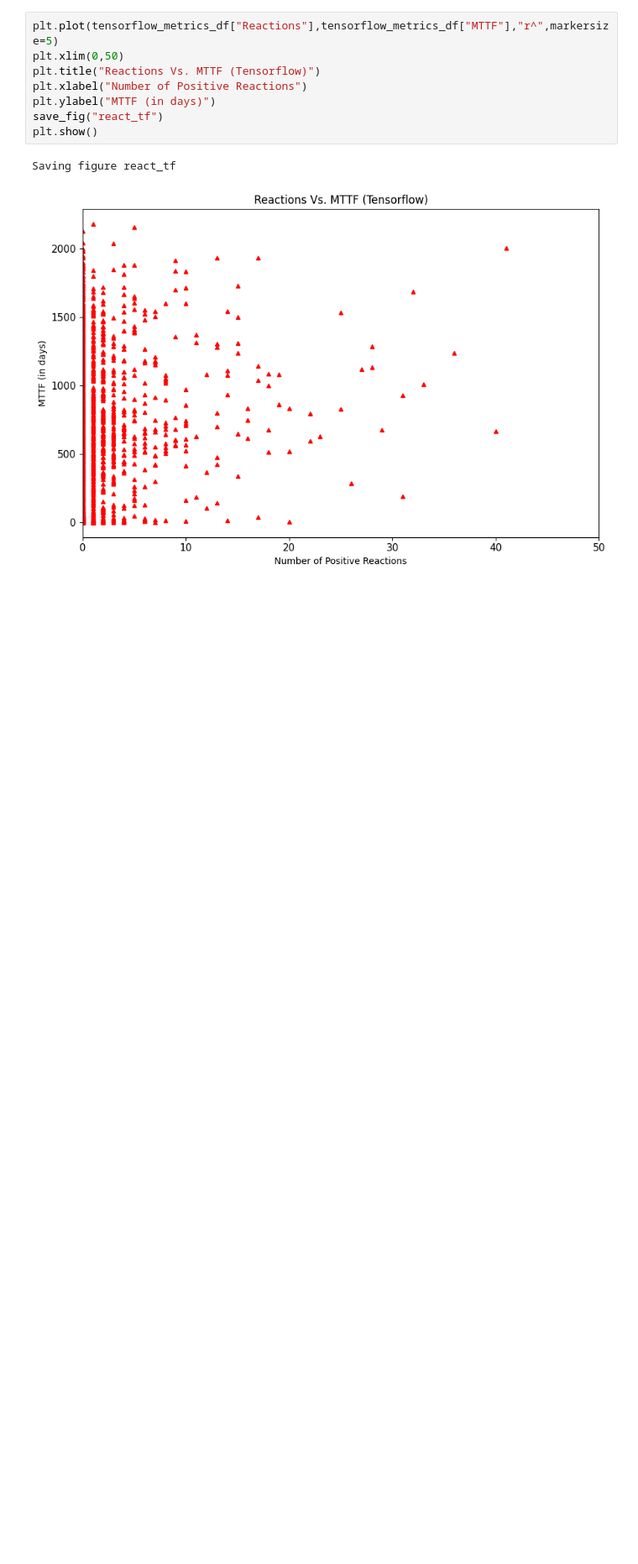
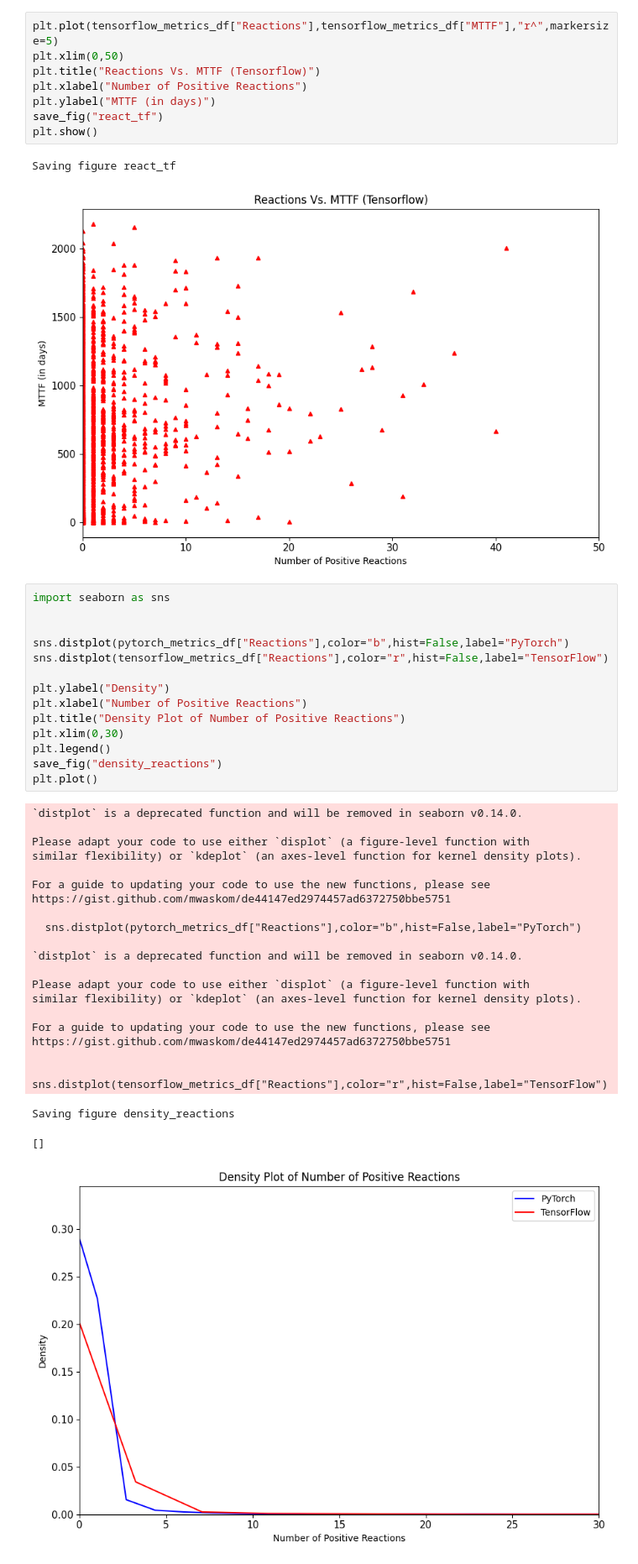
Before and after one commit to anishapant21/PyTen-Bug-Fix-Analysis, a Jupyter notebook: PyTen_Data_Analysis.ipynb, the cells around one changed output. Shown at 84% size. Drawn from its saved outputs; the diff is of its cells as text; blank space fills up the shorter version.

```diff
--- a/PyTen_Data_Analysis.ipynb
+++ b/PyTen_Data_Analysis.ipynb
@@ -346,3 +378,40 @@ plt.show()
 # %% [output]
 Saving figure react_tf
 [figure]
+# %%
+import seaborn as sns
+
+
+sns.distplot(pytorch_metrics_df["Reactions"],color="b",hist=False,label="PyTorch")
+sns.distplot(tensorflow_metrics_df["Reactions"],color="r",hist=False,label="TensorFlow")
+
+plt.ylabel("Density")
+plt.xlabel("Number of Positive Reactions")
+plt.title("Density Plot of Number of Positive Reactions")
+plt.xlim(0,30)
+plt.legend()
+save_fig("density_reactions")
+plt.plot()
+# %% [output]
+`distplot` is a deprecated function and will be removed in seaborn v0.14.0.
+
+Please adapt your code to use either `displot` (a figure-level function with
+similar flexibility) or `kdeplot` (an axes-level function for kernel density plots).
+
+For a guide to updating your code to use the new functions, please see
+https://gist.github.com/mwaskom/de44147ed2974457ad6372750bbe5751
+
+  sns.distplot(pytorch_metrics_df["Reactions"],color="b",hist=False,label="PyTorch")
+
+`distplot` is a deprecated function and will be removed in seaborn v0.14.0.
+
+Please adapt your code to use either `displot` (a figure-level function with
+similar flexibility) or `kdeplot` (an axes-level function for kernel density plots).
+
+For a guide to updating your code to use the new functions, please see
+https://gist.github.com/mwaskom/de44147ed2974457ad6372750bbe5751
+
+  sns.distplot(tensorflow_metrics_df["Reactions"],color="r",hist=False,label="TensorFlow")
+Saving figure density_reactions
+[]
+[figure, added]
```
Also changed, not shown: parts of 4 cells of this notebook.
